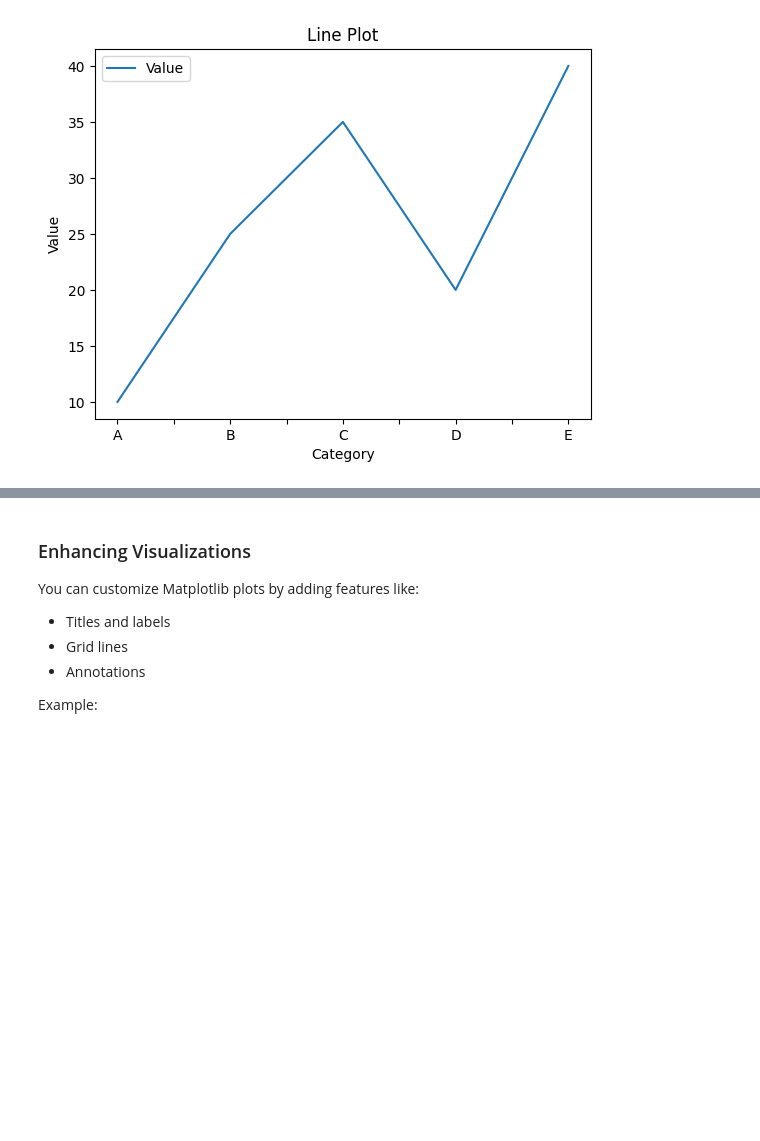
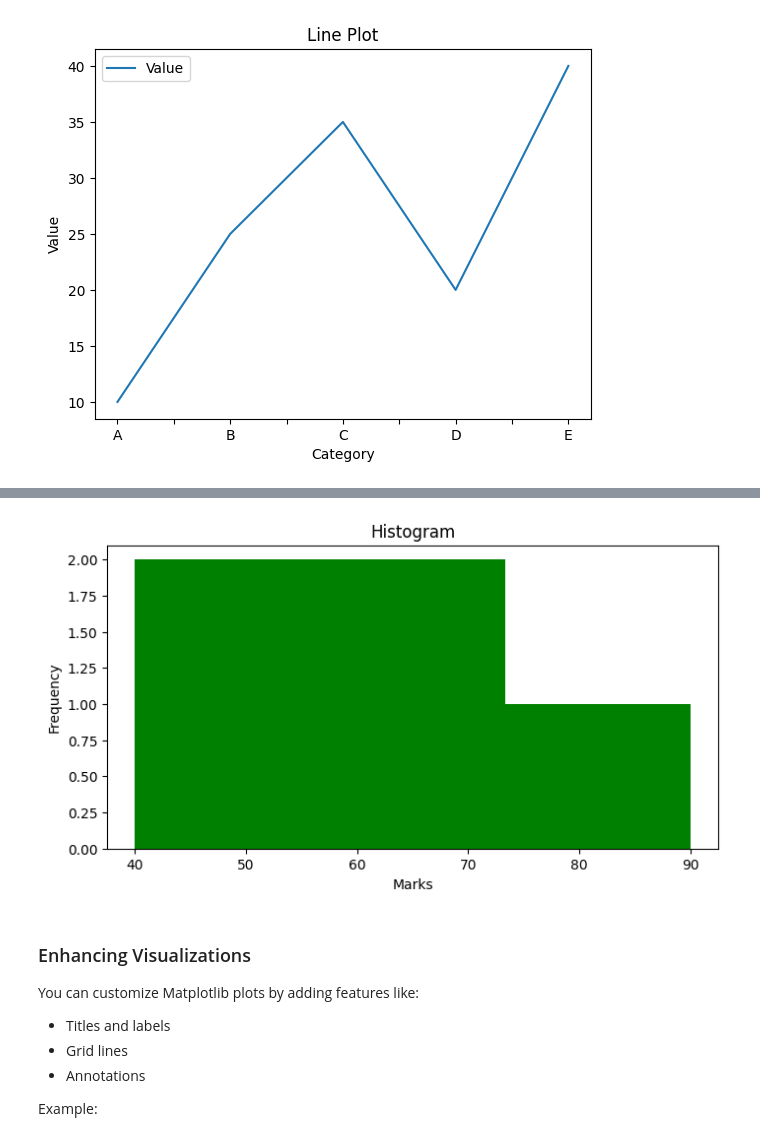
Before and after one commit to Kawser1495/ML_Learn_With_Python, a Jupyter notebook: Day10/Pandas.ipynb, the cells around one changed output, grey strips where cells are left out. Drawn from its saved outputs; the diff is of its cells as text; code cells hidden in the pictures; blank space fills up the shorter version.

```diff
--- a/Day10/Pandas.ipynb
+++ b/Day10/Pandas.ipynb
@@ -537,3 +551,20 @@ plt.show()
+# %%
+import pandas as pd
+import matplotlib.pyplot as plt
+
+# Create sample data with a Marks column
+df = pd.DataFrame({
+    'Marks': [40, 55, 70, 65, 90]
+})
+
+# Histogram
+plt.figure(figsize=(8, 4))
+df['Marks'].plot(kind='hist', bins=3, color='green', title='Histogram')
+
+plt.xlabel('Marks')
+plt.show()
+# %% [output]
+[figure, added]
 # %% [markdown]
 ### Enhancing Visualizations
 
```
Also changed, not shown: parts of 3 cells of this notebook.
